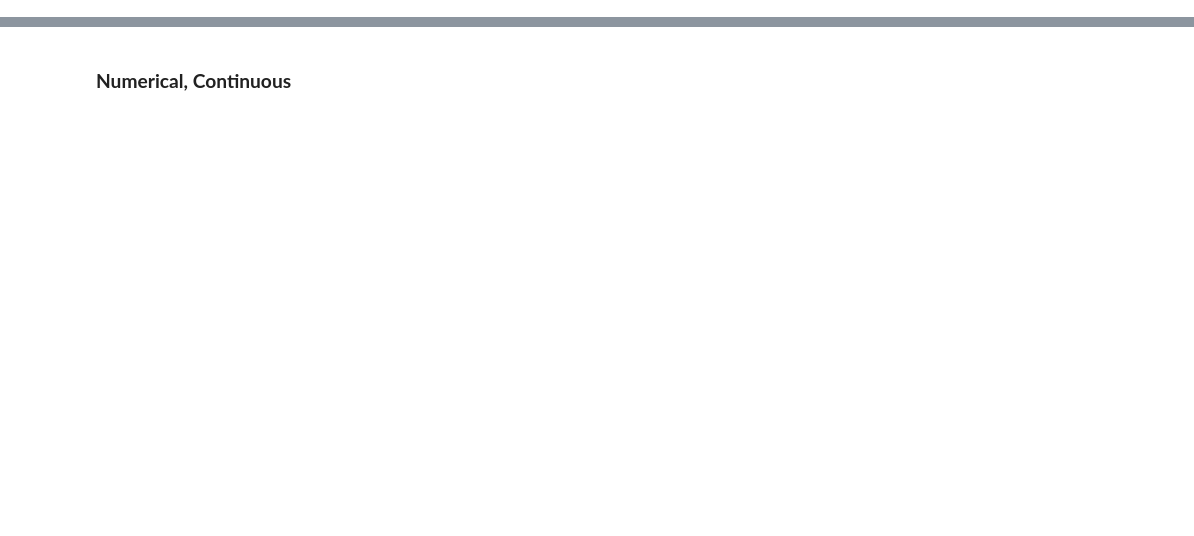
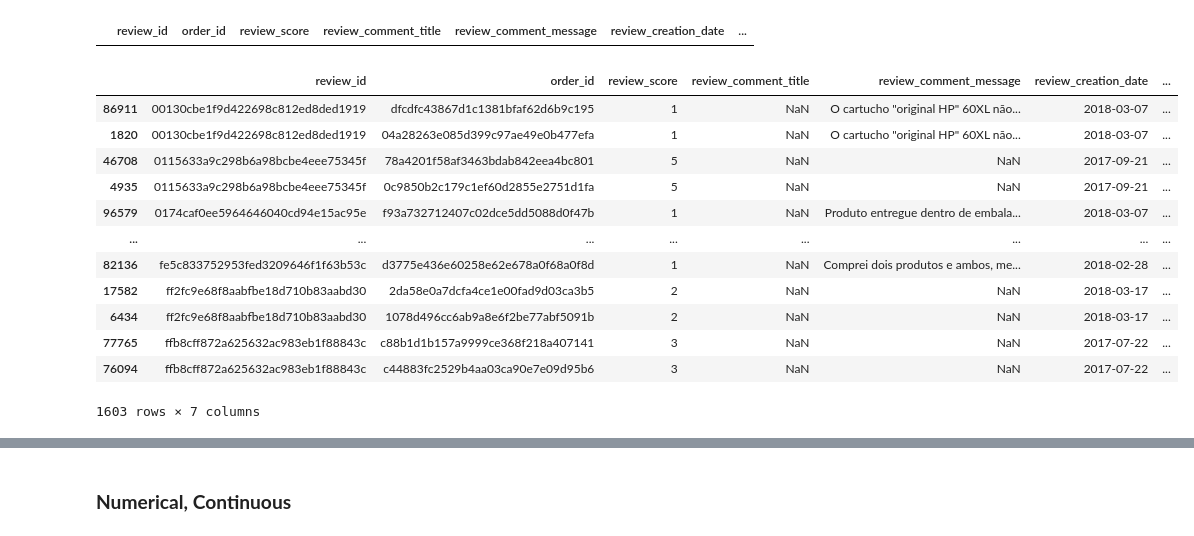
Before and after one commit to aridiawan/ecommerce-analysis, a Jupyter notebook: notebooks/1.0.2-data-preparation.ipynb, the cells around one changed output, grey strips where cells are left out. Drawn from its saved outputs; the diff is of its cells as text; code cells hidden in the pictures; blank space fills up the shorter version.

```diff
--- a/notebooks/1.0.2-data-preparation.ipynb
+++ b/notebooks/1.0.2-data-preparation.ipynb
@@ -530,0 +271,22 @@ memory usage: 27.2+ MB
+# %%
+order_reviews.sort_values(by=["order_id", "review_answer_timestamp"], ignore_index=True, inplace=True)
+# %%
+order_reviews[order_reviews.duplicated()]
+# %% [output]
+|  | review_id | order_id | review_score | review_comment_title | review_comment_message | review_creation_date | ... |
+# %%
+order_reviews[order_reviews.duplicated(subset=["review_id"], keep=False)].sort_values(by=["review_id"])
+# %% [output]
+|  | review_id | order_id | review_score | review_comment_title | review_comment_message | review_creation_date | ... |
+| 86911 | 00130cbe1f9d422698c812ed8ded1919 | dfcdfc43867d1c1381bfaf62d6b9c195 | 1 | NaN | O cartucho "original HP" 60XL não... | 2018-03-07 | ... |
+| 1820 | 00130cbe1f9d422698c812ed8ded1919 | 04a28263e085d399c97ae49e0b477efa | 1 | NaN | O cartucho "original HP" 60XL não... | 2018-03-07 | ... |
+| 46708 | 0115633a9c298b6a98bcbe4eee75345f | 78a4201f58af3463bdab842eea4bc801 | 5 | NaN | NaN | 2017-09-21 | ... |
+| 4935 | 0115633a9c298b6a98bcbe4eee75345f | 0c9850b2c179c1ef60d2855e2751d1fa | 5 | NaN | NaN | 2017-09-21 | ... |
+| 96579 | 0174caf0ee5964646040cd94e15ac95e | f93a732712407c02dce5dd5088d0f47b | 1 | NaN | Produto entregue dentro de embala... | 2018-03-07 | ... |
+| ... | ... | ... | ... | ... | ... | ... | ... |
+| 82136 | fe5c833752953fed3209646f1f63b53c | d3775e436e60258e62e678a0f68a0f8d | 1 | NaN | Comprei dois produtos e ambos, me... | 2018-02-28 | ... |
+| 17582 | ff2fc9e68f8aabfbe18d710b83aabd30 | 2da58e0a7dcfa4ce1e00fad9d03ca3b5 | 2 | NaN | NaN | 2018-03-17 | ... |
+| 6434 | ff2fc9e68f8aabfbe18d710b83aabd30 | 1078d496cc6ab9a8e6f2be77abf5091b | 2 | NaN | NaN | 2018-03-17 | ... |
+| 77765 | ffb8cff872a625632ac983eb1f88843c | c88b1d1b157a9999ce368f218a407141 | 3 | NaN | NaN | 2017-07-22 | ... |
+| 76094 | ffb8cff872a625632ac983eb1f88843c | c44883fc2529b4aa03ca90e7e09d95b6 | 3 | NaN | NaN | 2017-07-22 | ... |
+1603 rows × 7 columns
```
Also changed, not shown: parts of 124 cells of this notebook.
